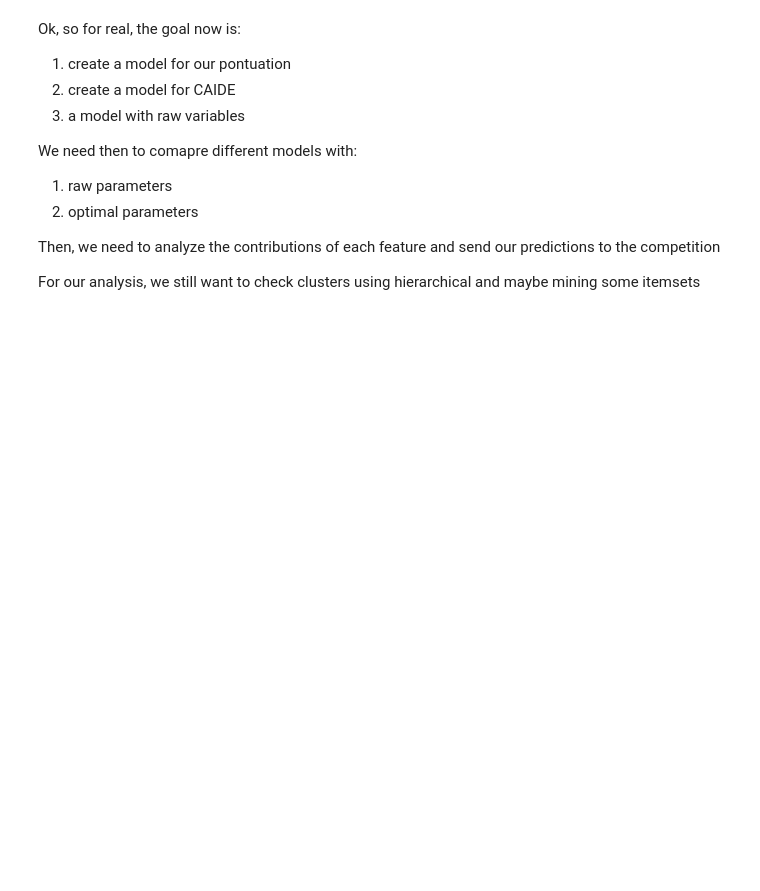
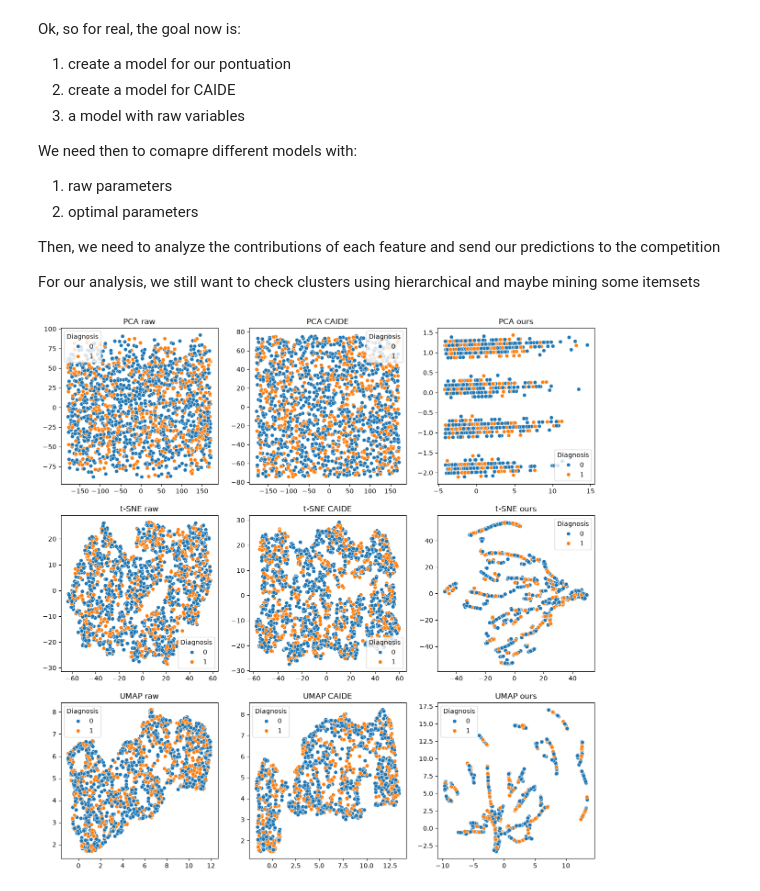
Before and after one commit to Dpbm/mestrado-aulas, a Jupyter notebook: mineracao-de-dados/trabalho/projeto/analysis3.ipynb, the cells around one changed output. Drawn from its saved outputs; the diff is of its cells as text; code cells hidden in the pictures; blank space fills up the shorter version.

```diff
--- a/mineracao-de-dados/trabalho/projeto/analysis3.ipynb
+++ b/mineracao-de-dados/trabalho/projeto/analysis3.ipynb
@@ -10,6 +10,6 @@ import seaborn as sns
 
 from constants import RANDOM_STATE, PLOTS_PATH, DATASET_HANDLE
 # %%
-path = kagglehub.competition_download(DATASET_HANDLE)
+path = kagglehub.competition_download(DATASET_HANDLE, force_download=True)
 print("Path to competition files:", path)
 # %% [output]
@@ -405,0 +415,21 @@ For our analysis, we still want to check clusters using hierarchical and maybe m
+# %%
+umap_model = umap.UMAP(n_components=2, random_state=RANDOM_STATE)
+tsne = TSNE(n_components=2, random_state=RANDOM_STATE, perplexity=30)
+pca = PCA(n_components=2)
+
+t_df = df.copy()
+format_columns(t_df)
+y = t_df[TARGET]
+
+fig, ax = plt.subplots(3,3, figsize=(15,15))
+
+for i,(model,name) in enumerate(zip((pca, tsne, umap_model), ("PCA", "t-SNE", "UMAP"))):
+    for j,(columns,cols_name) in enumerate(zip((RAW_COLUMNS,CAIDE_COLUMNS,OURS_COLUMNS), ("raw", "CAIDE", "ours"))):
+        X = model.fit_transform(t_df[columns])
+        sns.scatterplot(x=X[:, 0], y=X[:, 1], hue=y, ax=ax[i,j])
+        ax[i,j].set_title(f'{name} {cols_name}')
+
+fig.savefig(PLOTS_PATH("test_pca_tsne_umap_columns.png"), dpi=300, bbox_inches="tight")
+plt.show()
+# %% [output]
+[figure, added]
```
Also changed, not shown: parts of 6 cells of this notebook, 19 other files.
